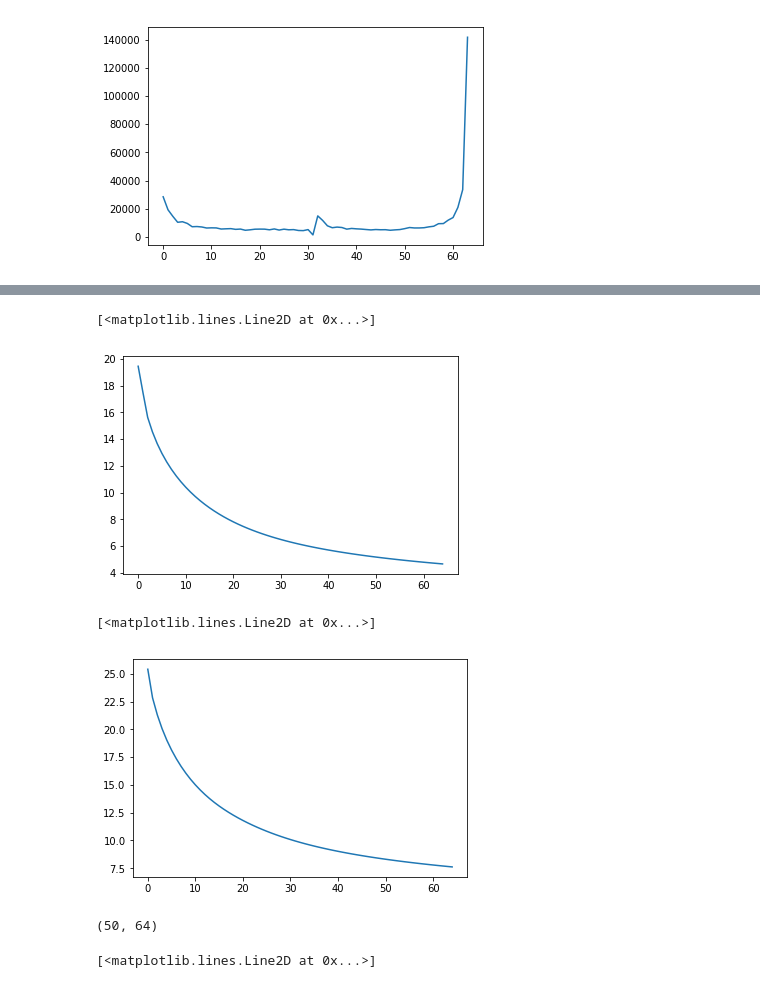
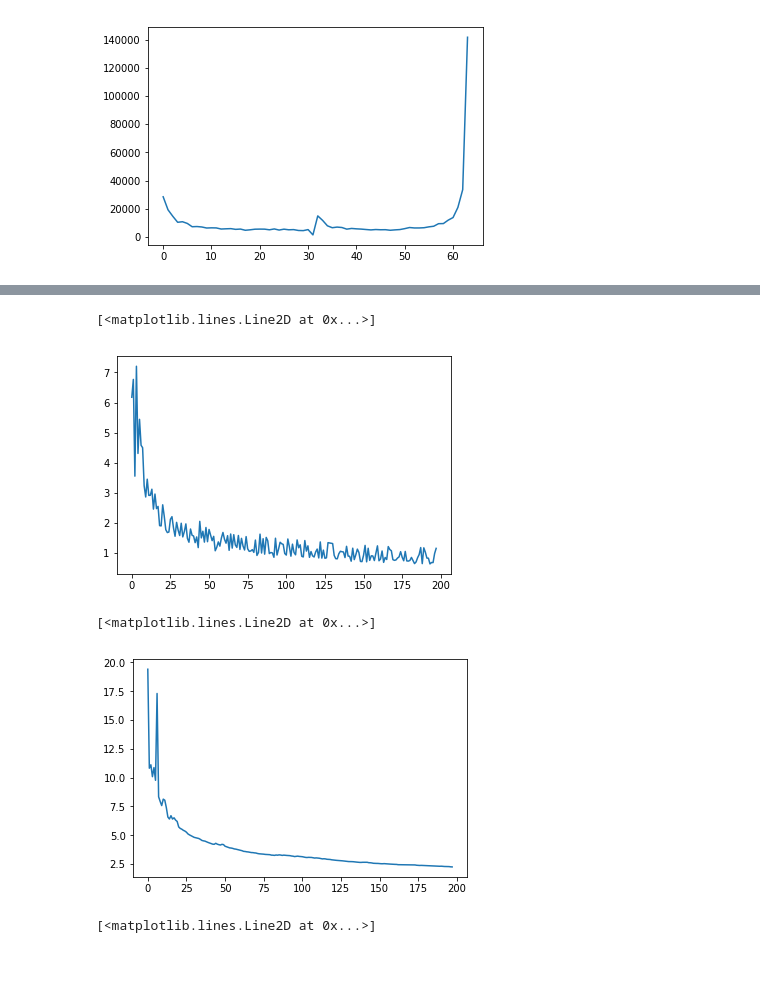
Before and after one commit to emilyj19/TS, a Jupyter notebook: Deep_Factors.ipynb, the cells around one changed output, grey strips where cells are left out. Cells and saved outputs as stored; diff of their text form; code cells hidden in the pictures.

```diff
--- a/Deep_Factors.ipynb
+++ b/Deep_Factors.ipynb
@@ -104,16 +120,3 @@ covars_data = torch.FloatTensor(covars_data)
-# %%
-test_volume = train_vols[0:50].reshape((50,-1))
-
-norm_test_vols = np.zeros(test_volume.shape)
-for i in range(50):
-  norm_test_vols[i] = test_volume[i]/np.amax(train_vols[i])
-
-T = 64*3
-new_test_data = norm_test_vols[:,T:2*T]
-
-covars_test_data = new_create_covariate_data(new_test_data, 64, [0,31,32,63])
-
-covars_test_data = torch.FloatTensor(covars_test_data)
 # %%
 #class for the global model
 #forward pass - input data of shape [num_series, length of each series, length of covariate vector + 1]
@@ -229,8 +232,8 @@ class DF_RNN(nn.Module):
   def log_likelihood_nonGaussian(self, ): #to do
     pass
 # %%
-learning_rate = 0.001
-batch_size = 50 #??????
+learning_rate = 0.005
+batch_size = number_series
 num_epochs = 200
 hidden_units_global = 50
 hidden_units_local = 5
@@ -242,6 +241,6 @@ torch.autograd.set_detect_anomaly(False)
 # %%
-global_model = GlobalEffects(input_size = 5, num_factors = n_factors , hidden_size = hidden_units_global, batch_size= 50)
-local_model = DF_RNN(5, hidden_size = hidden_units_local, batch_size = 1, num_series = 50, output_size = 1)
+global_model = GlobalEffects(input_size = 5, num_factors = n_factors , hidden_size = hidden_units_global, batch_size= number_series)
+local_model = DF_RNN(5, hidden_size = hidden_units_local, batch_size = 1, num_series = number_series, output_size = 1)
 # %%
 ## TRAINING ##
 
@@ -257,7 +256,11 @@ for t in range(num_epochs):
   local_model.zero_grad()
   local_hidden = local_model.init_hidden()
 
-  data_batch = covars_data
+  #data_batch = covars_data
+  #print(data_batch.shape)
+
+  batch_index = np.random.randint(0,number_windows)
+  data_batch = covars_train_data[:,batch_index,:,:].contiguous()
 
   fixed_effects = global_model(data_batch, global_hidden)
 
@@ -307,10 +297,10 @@ KeyboardInterrupt: ignored
 # %%
-plt.plot(train_loss)
+plt.plot(train_loss[2:])
 # %% [output]
 [<matplotlib.lines.Line2D at 0x...>]
-[figure, old version]
+[figure, new version]
 # %%
-plt.plot(test_loss)
+plt.plot(test_loss[2:])
 # %% [output]
 [<matplotlib.lines.Line2D at 0x...>]
-[figure, old version]
+[figure, new version]
@@ -331,9 +319,5 @@ new_test_data = norm_test_vols[:,:pred_length]
 covars_test_data = new_create_covariate_data(new_test_data, 64, [0,31,32,63])
 
 covars_test_data = torch.FloatTensor(covars_test_data)
-# %%
-new_test_data.shape
-# %% [output]
-(50, 64)
 # %%
 ## PREDICTION ##
```
Also changed, not shown: parts of 12 cells of this notebook.
